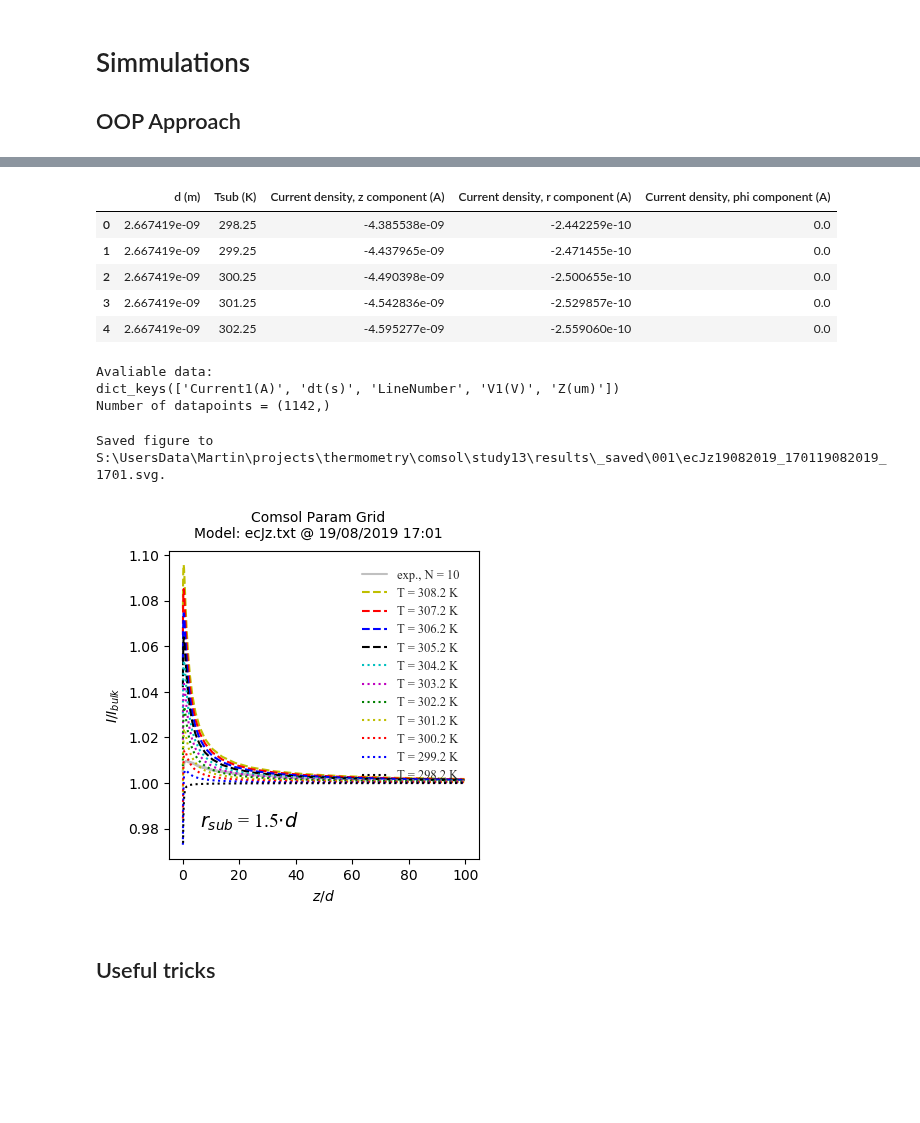
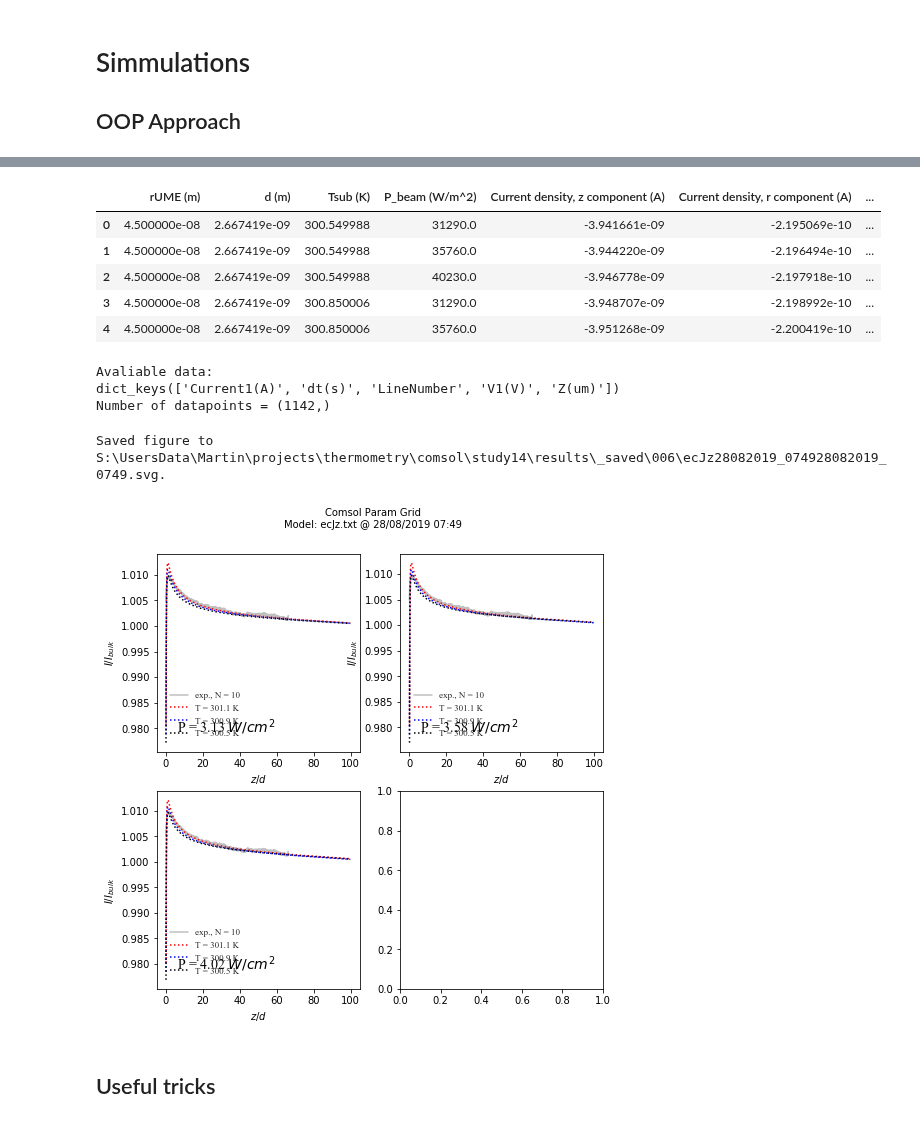
Before and after one commit to martinholub/sicm, a Jupyter notebook: notebooks/comsol.ipynb, the cells around one changed output, grey strips where cells are left out. Drawn from its saved outputs; the diff is of its cells as text; code cells hidden in the pictures; blank space fills up the shorter version.

```diff
--- a/notebooks/comsol.ipynb
+++ b/notebooks/comsol.ipynb
@@ -43,15 +21,15 @@ SyntaxError: invalid syntax
 # %%
-datadir = "S:\\UsersData\\Martin\\projects\\thermometry\\comsol\\study13\\results\\_saved\\001"
+datadir = "S:\\UsersData\\Martin\\projects\\thermometry\\comsol\\study14\\results\\_saved\\006"
 exp_name = "ecJz" + ".txt"
 cm = ComsolModel(datadir, exp_name)
 cm.comsol.data.head()
 # %% [output]
-|  | d (m) | Tsub (K) | Current density, z component (A) | Current density, r component (A) | Current density, phi component (A) |
-| 0 | 2.667419e-09 | 298.25 | -4.385538e-09 | -2.442259e-10 | 0.0 |
-| 1 | 2.667419e-09 | 299.25 | -4.437965e-09 | -2.471455e-10 | 0.0 |
-| 2 | 2.667419e-09 | 300.25 | -4.490398e-09 | -2.500655e-10 | 0.0 |
-| 3 | 2.667419e-09 | 301.25 | -4.542836e-09 | -2.529857e-10 | 0.0 |
-| 4 | 2.667419e-09 | 302.25 | -4.595277e-09 | -2.559060e-10 | 0.0 |
+|  | rUME (m) | d (m) | Tsub (K) | P_beam (W/m^2) | Current density, z component (A) | Current density, r component (A) | ... |
+| 0 | 4.500000e-08 | 2.667419e-09 | 300.549988 | 31290.0 | -3.941661e-09 | -2.195069e-10 | ... |
+| 1 | 4.500000e-08 | 2.667419e-09 | 300.549988 | 35760.0 | -3.944220e-09 | -2.196494e-10 | ... |
+| 2 | 4.500000e-08 | 2.667419e-09 | 300.549988 | 40230.0 | -3.946778e-09 | -2.197918e-10 | ... |
+| 3 | 4.500000e-08 | 2.667419e-09 | 300.850006 | 31290.0 | -3.948707e-09 | -2.198992e-10 | ... |
+| 4 | 4.500000e-08 | 2.667419e-09 | 300.850006 | 35760.0 | -3.951268e-09 | -2.200419e-10 | ... |
 # %%
 datadir = r"S:\UsersData\Martin\2019\06_June\28\scan14\approachX25p798Y25p198"
 exp_name = "approachX25p798Y25p198"
@@ -65,8 +43,8 @@ cm.plot_grid(col = 3, add_unity_line = None,
              offset = 0, window_size = 10,
              text_loc = (0.1, 0.1), pipette_diameter = 30, scale_by_inf = True, scale = None)
 # %% [output]
-Saved figure to S:\UsersData\Martin\projects\thermometry\comsol\study13\results\_saved\001\ecJz19082019_170119082019_1701.svg.
+Saved figure to S:\UsersData\Martin\projects\thermometry\comsol\study14\results\_saved\006\ecJz28082019_074928082019_0749.svg.
-[figure, old version]
+[figure, new version]
 # %% [markdown]
 ## Useful  tricks
 # %%
```
Also changed, not shown: parts of 5 cells of this notebook.
